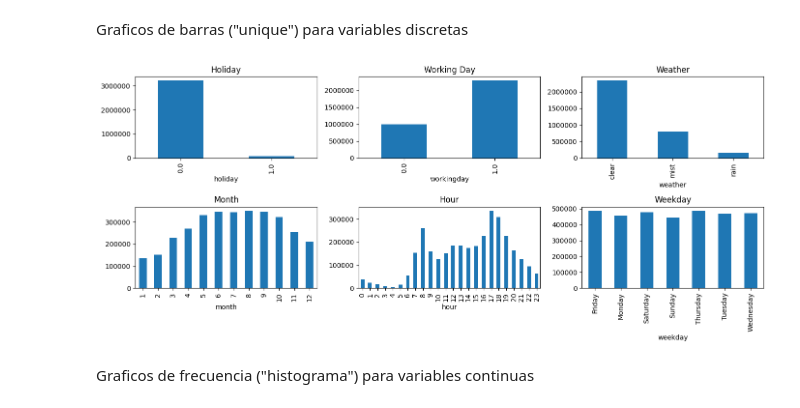
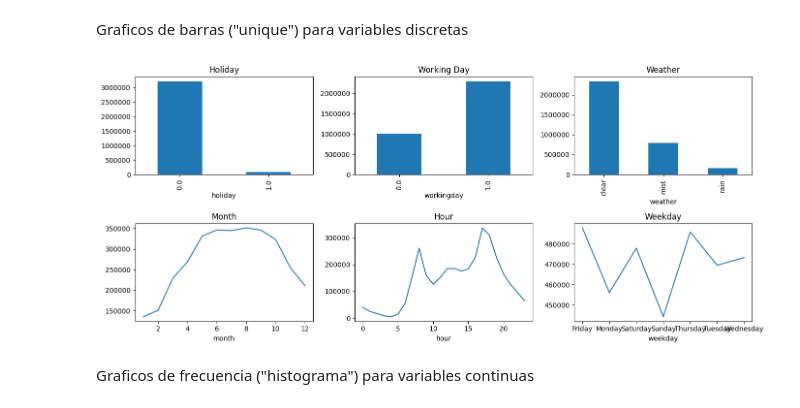
Before and after one commit to jheinsonand/Prediccion_uso_bicicletas, a Jupyter notebook: notebooks/01_eda_preprocess.ipynb, the cells around one changed output. Drawn from its saved outputs; the diff is of its cells as text; code cells hidden in the pictures.

```diff
--- a/notebooks/01_eda_preprocess.ipynb
+++ b/notebooks/01_eda_preprocess.ipynb
@@ -113,24 +114,24 @@ Graficos de barras ("unique") para variables discretas
 # %%
 fig, axes = plt.subplots(2, 3, figsize=(14, 6))
 axes = axes.flatten()
 
 plots = [
     lambda ax: df.groupby("holiday")["users"].sum().plot(kind="bar", ax=ax, title="Holiday"),
     lambda ax: df.groupby("workingday")["users"].sum().plot(kind="bar", ax=ax, title="Working Day"),
     lambda ax: df.groupby("weather")["users"].sum().plot(kind="bar", ax=ax, title="Weather"),
-    lambda ax: df.groupby("month")["users"].sum().plot(kind="bar", ax=ax, title="Month"),
-    lambda ax: df.groupby("hour")["users"].sum().plot(kind="bar", ax=ax, title="Hour"),
-    lambda ax: df.groupby("weekday")["users"].sum().plot(kind="bar", ax=ax, title="Weekday"),
+    lambda ax: df.groupby("month")["users"].sum().plot(kind="line", ax=ax, title="Month"),
+    lambda ax: df.groupby("hour")["users"].sum().plot(kind="line", ax=ax, title="Hour"),
+    lambda ax: df.groupby("weekday")["users"].sum().plot(kind="line", ax=ax, title="Weekday"),
 ]
 
 for ax, plot_fn in zip(axes, plots):
     plot_fn(ax)
     ax.ticklabel_format(style="plain", axis="y")  # ← LÍNEA CLAVE
 
 plt.tight_layout()
 plt.show()
 # %% [output]
-[figure, old version]
+[figure, new version]
 # %% [markdown]
 Graficos de frecuencia ("histograma") para variables continuas
 # %%
```
Also changed, not shown: parts of 11 cells of this notebook, 2 other files.
